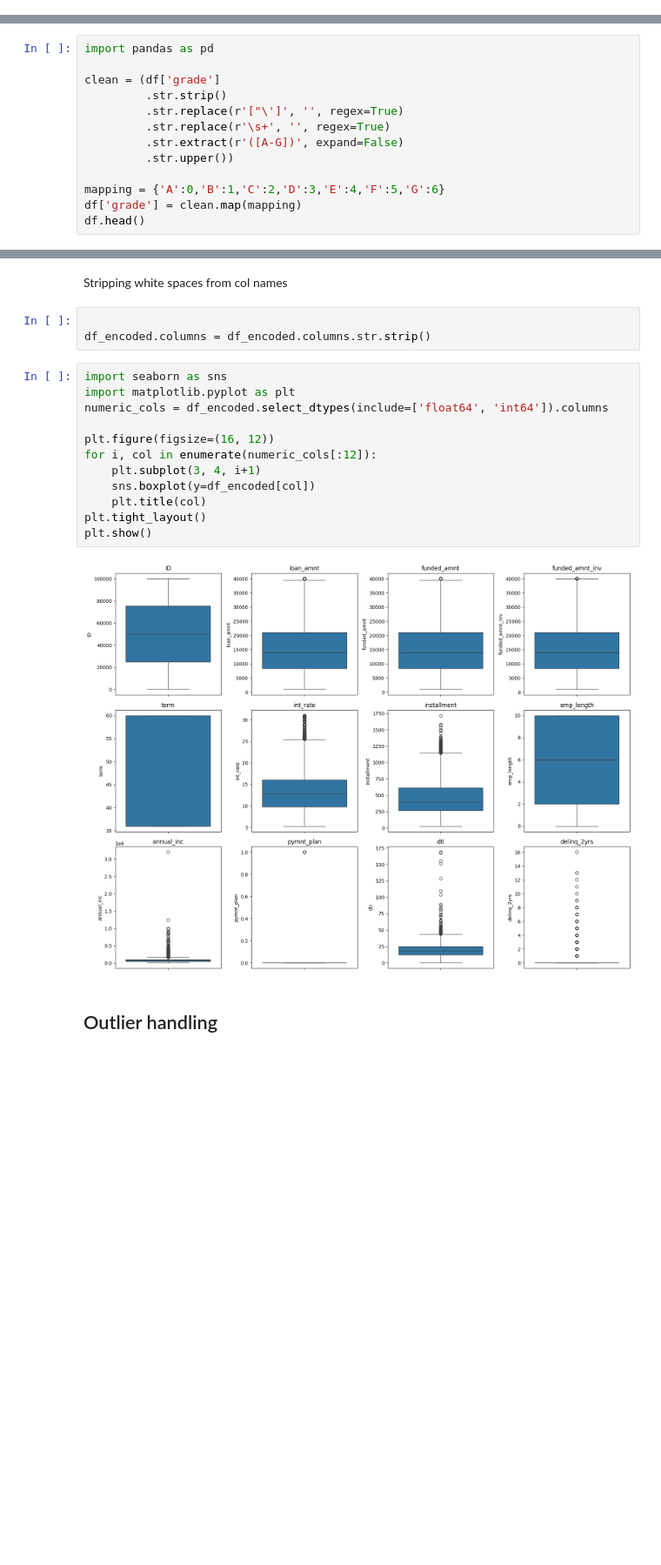
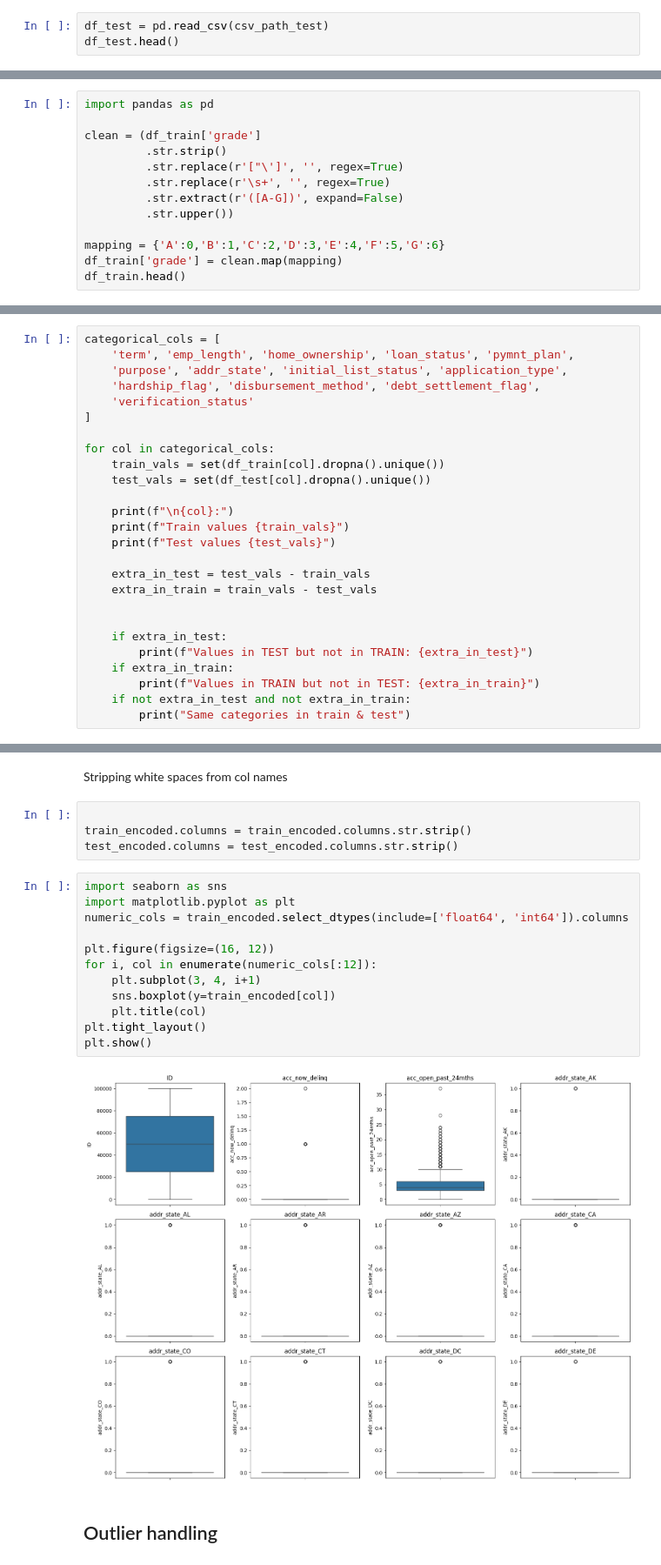
Before and after one commit to emmabachura/Machine-Learning, a Jupyter notebook: src/loan/loan-preprocessing.ipynb, the cells around one changed output, grey strips where cells are left out. Shown at 87% size. Saved outputs shown, nothing was run; the diff lists cells and outputs as text; blank space fills up the shorter version.

```diff
--- a/src/loan/loan-preprocessing.ipynb
+++ b/src/loan/loan-preprocessing.ipynb
@@ -15,3 +16,6 @@ df.head()
 | 3 | 4828 | 20250.0 | 20250.0 | 20250.0 | 36 months | 14.31 | 695.15 | 9 years | ... |
 | 4 | 59259 | 25000.0 | 25000.0 | 25000.0 | 36 months | 14.99 | 866.52 | 1 year | ... |
 5 rows × 92 columns
+# %%
+df_test = pd.read_csv(csv_path_test)
+df_test.head()
@@ -37,7 +53,7 @@ print([repr(v) for v in vals.unique().tolist()])
 # %%
 import pandas as pd
 
-clean = (df['grade']
+clean = (df_train['grade']
          .str.strip()
          .str.replace(r'["\']', '', regex=True)
          .str.replace(r'\s+', '', regex=True)
@@ -45,8 +61,8 @@ clean = (df['grade']
          .str.upper())
 
 mapping = {'A':0,'B':1,'C':2,'D':3,'E':4,'F':5,'G':6}
-df['grade'] = clean.map(mapping)
-df.head()
+df_train['grade'] = clean.map(mapping)
+df_train.head()
 # %% [output]
 |  | ID | loan_amnt | funded_amnt | funded_amnt_inv | term | int_rate | installment | emp_length | ... |
 | 0 | 24341 | 12500.0 | 12500.0 | 12500.0 | 36 months | 7.21 | 387.17 | < 1 year | ... |
@@ -161,0 +141,26 @@ Unique values verification_status:
+# %%
+categorical_cols = [
+    'term', 'emp_length', 'home_ownership', 'loan_status', 'pymnt_plan',
+    'purpose', 'addr_state', 'initial_list_status', 'application_type',
+    'hardship_flag', 'disbursement_method', 'debt_settlement_flag',
+    'verification_status'
+]
+
+for col in categorical_cols:
+    train_vals = set(df_train[col].dropna().unique())
+    test_vals = set(df_test[col].dropna().unique())
+
+    print(f"\n{col}:")
+    print(f"Train values {train_vals}")
+    print(f"Test values {test_vals}")
+
+    extra_in_test = test_vals - train_vals
+    extra_in_train = train_vals - test_vals
+
+
+    if extra_in_test:
+        print(f"Values in TEST but not in TRAIN: {extra_in_test}")
+    if extra_in_train:
+        print(f"Values in TRAIN but not in TEST: {extra_in_train}")
+    if not extra_in_test and not extra_in_train:
+        print("Same categories in train & test")
@@ -226,21 +299,22 @@ dtype: object
 Stripping white spaces from col names
 # %%
 
-df_encoded.columns = df_encoded.columns.str.strip()
+train_encoded.columns = train_encoded.columns.str.strip()
+test_encoded.columns = test_encoded.columns.str.strip()
 # %%
 import seaborn as sns
 import matplotlib.pyplot as plt
-numeric_cols = df_encoded.select_dtypes(include=['float64', 'int64']).columns
+numeric_cols = train_encoded.select_dtypes(include=['float64', 'int64']).columns
 
 plt.figure(figsize=(16, 12))
 for i, col in enumerate(numeric_cols[:12]):
     plt.subplot(3, 4, i+1)
-    sns.boxplot(y=df_encoded[col])
+    sns.boxplot(y=train_encoded[col])
     plt.title(col)
 plt.tight_layout()
 plt.show()
 # %% [output]
-[figure, old version]
+[figure, new version]
 # %% [markdown]
 ## Outlier handling
 # %%
```
Also changed, not shown: parts of 29 cells of this notebook, 1 other file.
